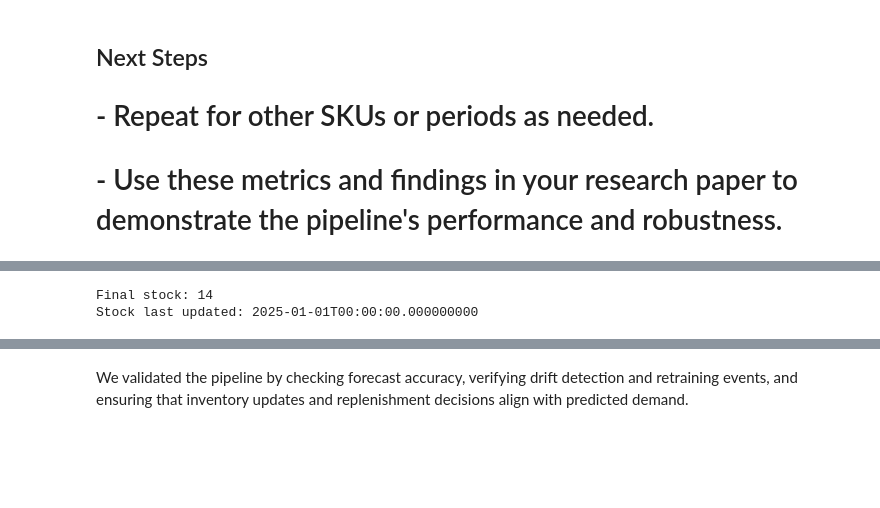
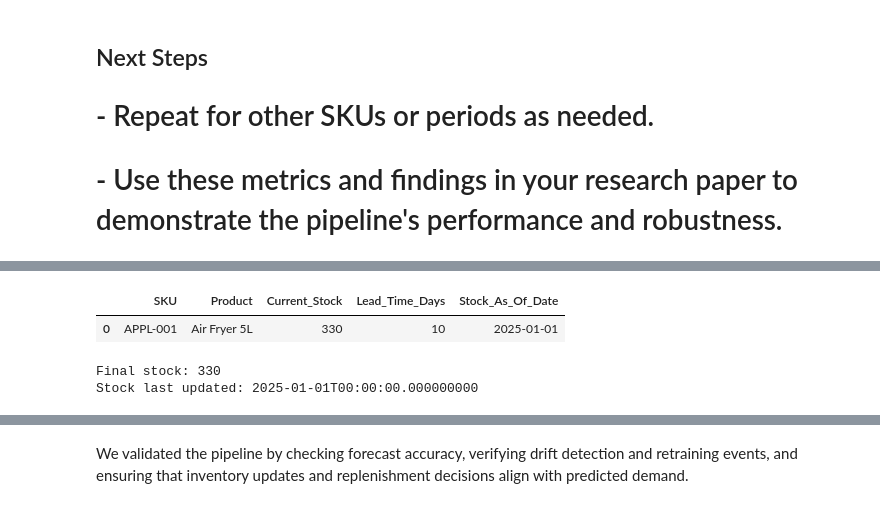
Before and after one commit to nidhik52/demand-forecasting-drift, a Jupyter notebook: notebook/02_validate_results.ipynb, the cells around one changed output, grey strips where cells are left out. Cells and saved outputs as stored; diff of their text form; code cells hidden in the pictures; blank space fills up the shorter version.

```diff
--- a/notebook/02_validate_results.ipynb
+++ b/notebook/02_validate_results.ipynb
@@ -138,18 +194,16 @@ metrics_sku.head()
 # %%
 # Master Inventory Validation - Filter inventory for SKU
-
-inventory_sku = inventory[inventory["SKU"] == sku]
-
-inventory_sku
-
-# Check stock trend manually by looking at inventory_sku dataframe. Look for any significant drops or increases in stock levels that could explain demand changes.
-
-# OPTIONAL: if you logged historical inventory (else skip)
-
-print("Final stock:", inventory_sku["Current_Stock"].values[0])
-print("Stock last updated:", inventory_sku["Stock_As_Of_Date"].values[0])
+try:
+    inventory_sku = inventory[inventory['SKU'] == sku]
+    display(inventory_sku)
+    print('Final stock:', inventory_sku['Current_Stock'].values[0])
+    print('Stock last updated:', inventory_sku['Stock_As_Of_Date'].values[0])
+except Exception as e:
+    print('Inventory data not loaded or missing columns:', e)
 # %% [output]
+|  | SKU | Product | Current_Stock | Lead_Time_Days | Stock_As_Of_Date |
+| 0 | APPL-001 | Air Fryer 5L | 330 | 10 | 2025-01-01 |
-Final stock: 14
+Final stock: 330
 Stock last updated: 2025-01-01T00:00:00.000000000
 # %%
 # Inventory Recommendation Validation - Filter recommendations for SKU and date range
```
Also changed, not shown: parts of 20 cells of this notebook, 10 other files.
